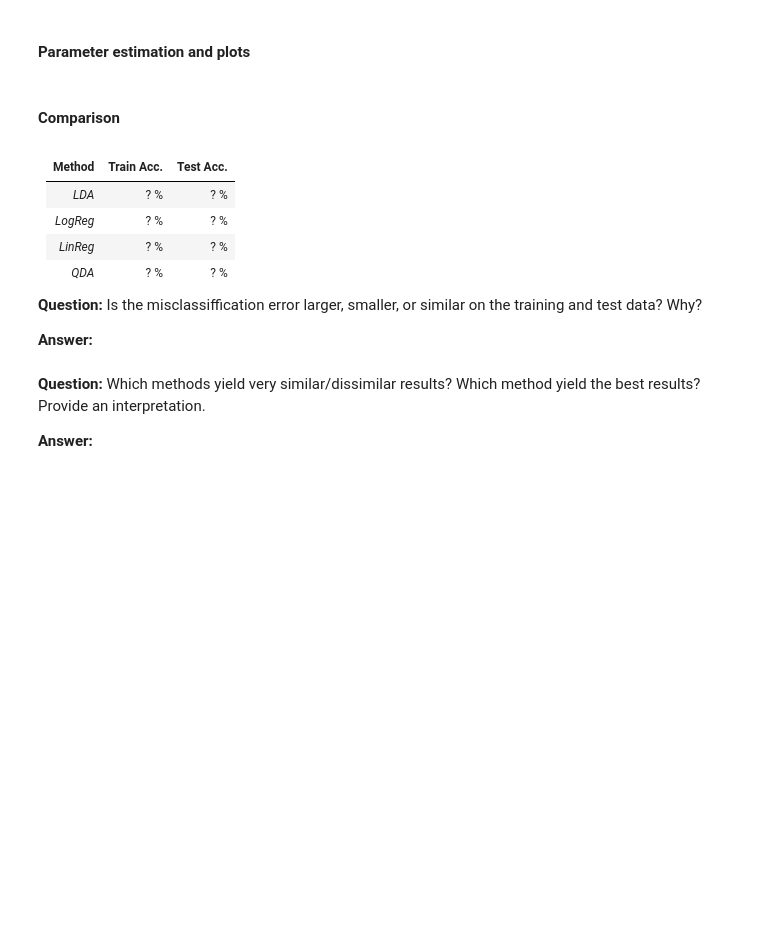
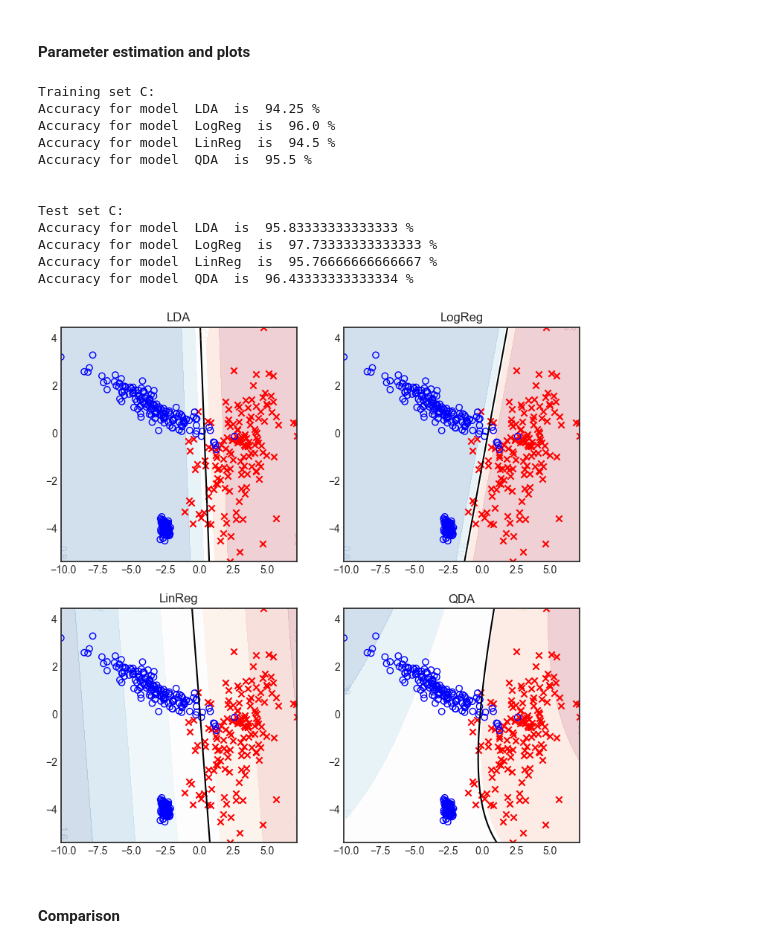
Before and after one commit to Gregb26/IFT-6269-Greg, a Jupyter notebook: Homework 2/Hw2 - Code.ipynb, the cells around one changed output. Cells and saved outputs as stored; diff of their text form; code cells hidden in the pictures; blank space fills up the shorter version.

```diff
--- a/Homework 2/Hw2 - Code.ipynb
+++ b/Homework 2/Hw2 - Code.ipynb
@@ -445,28 +654,31 @@ Method | Train Acc. | Test Acc.
 # %%
 X_train, y_train = data["train_C"][:, 0:2], data["train_C"][:, -1]
 X_test, y_test = data["test_C"][:, 0:2], data["test_C"][:, -1]
 
-
-# Your classifiers list should always look like this. Run this when you
-# have implemented and tested the methods above.
-
 classifiers = [model(X_train, y_train) for model in [LDA, LogReg, LinReg, QDA]]
 plot_results(X_train, y_train, classifiers)
+
+# classification error on training set C
+print('Training set C:')
+classification_error(X_train, y_train, classifiers)
+
+print('\n')
+# classification error on test set B
+print('Test set C:')
+classification_error(X_test, y_test, classifiers)
+# %% [output]
+Training set C:
+Accuracy for model  LDA  is  94.25 %
+Accuracy for model  LogReg  is  96.0 %
+Accuracy for model  LinReg  is  94.5 %
+Accuracy for model  QDA  is  95.5 %
+
+
+Test set C:
+Accuracy for model  LDA  is  95.83333333333333 %
+Accuracy for model  LogReg  is  97.73333333333333 %
+Accuracy for model  LinReg  is  95.76666666666667 %
+Accuracy for model  QDA  is  96.43333333333334 %
+[figure, added]
 # %% [markdown]
 #### Comparison
-# %% [markdown]
-Method | Train Acc. | Test Acc.
---- | --- | ---
-*LDA* | ? % | ? %
-*LogReg* | ? % | ? %
-*LinReg* | ? % | ? %
-*QDA* | ? % | ? %
-
-
-**Question:** Is the misclassiffication error larger, smaller, or similar on the training and test data? Why?
-
-**Answer:**
-# %% [markdown]
-**Question:** Which methods yield very similar/dissimilar results? Which method yield the best results? Provide an interpretation.
-
-**Answer:**
```
Also changed, not shown: parts of 20 cells of this notebook.
